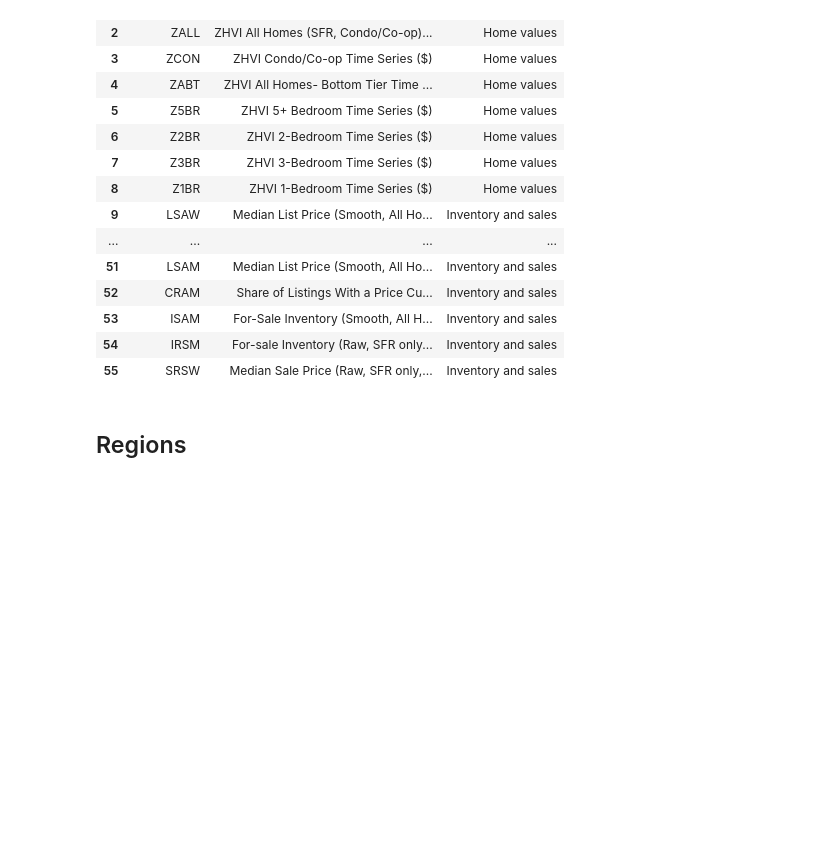
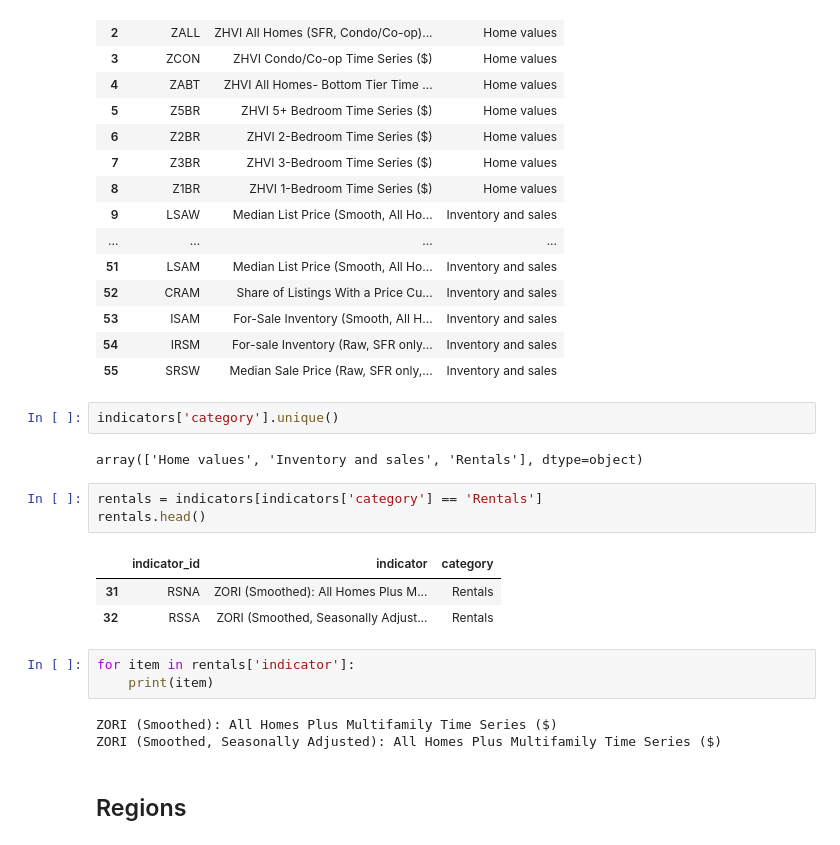
Before and after one commit to BloomTech-Labs/PT17_cityspire-f-ds, a Jupyter notebook: notebooks/exploratory/real_estate.ipynb, the cells around one changed output. Saved outputs shown, nothing was run; the diff lists cells and outputs as text; blank space fills up the shorter version.

```diff
--- a/notebooks/exploratory/real_estate.ipynb
+++ b/notebooks/exploratory/real_estate.ipynb
@@ -106,6 +121,23 @@ indicators
 | 53 | ISAM | For-Sale Inventory (Smooth, All H... | Inventory and sales |
 | 54 | IRSM | For-sale Inventory (Raw, SFR only... | Inventory and sales |
 | 55 | SRSW | Median Sale Price (Raw, SFR only,... | Inventory and sales |
+# %%
+indicators['category'].unique()
+# %% [output]
+array(['Home values', 'Inventory and sales', 'Rentals'], dtype=object)
+# %%
+rentals = indicators[indicators['category'] == 'Rentals']
+rentals.head()
+# %% [output]
+|  | indicator_id | indicator | category |
+| 31 | RSNA | ZORI (Smoothed): All Homes Plus M... | Rentals |
+| 32 | RSSA | ZORI (Smoothed, Seasonally Adjust... | Rentals |
+# %%
+for item in rentals['indicator']:
+    print(item)
+# %% [output]
+ZORI (Smoothed): All Homes Plus Multifamily Time Series ($)
+ZORI (Smoothed, Seasonally Adjusted): All Homes Plus Multifamily Time Series ($)
 # %% [markdown]
 ## Regions
 # %%
```
Also changed, not shown: parts of 7 cells of this notebook.
